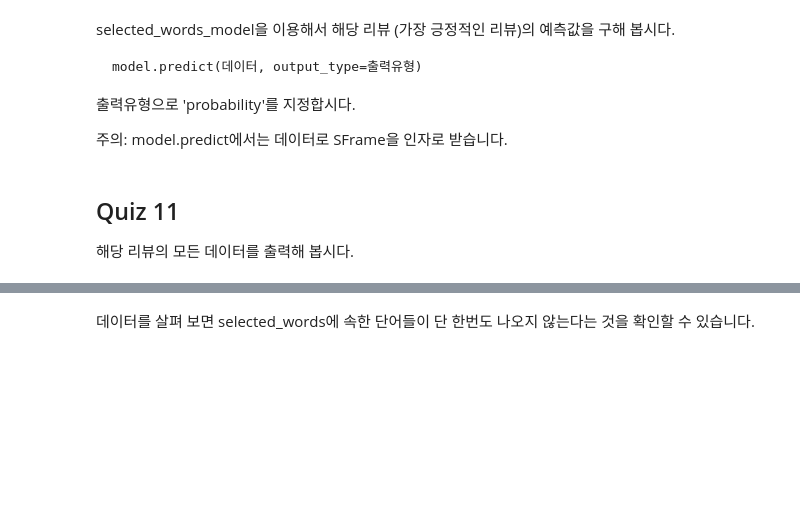
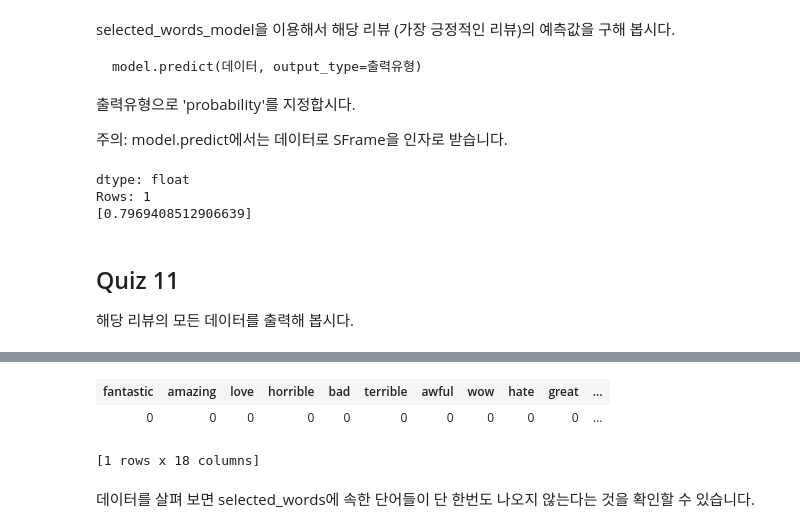
Before and after one commit to jinhee85/jupyter, a Jupyter notebook: w3_-_classification_-_analyzing_product_sentiment_-_trainee.ipynb, the cells around one changed output, grey strips where cells are left out. Cells and saved outputs as stored; diff of their text form; code cells hidden in the pictures; blank space fills up the shorter version.

```diff
--- a/w3_-_classification_-_analyzing_product_sentiment_-_trainee.ipynb
+++ b/w3_-_classification_-_analyzing_product_sentiment_-_trainee.ipynb
@@ -656,2 +957,5 @@ diaper_champ_reviews를 출력해서 잘 저장되었는지 확인해 봅시다.
 # %% [markdown]
 이제 predicted_sentiment를 기준으로 내림차순 소팅을 해서 가장 높은 predicted_sentiment값을 가진 리뷰를 찾아 봅시다.
+# %%
+diaper_champ_reviews_sort = diaper_champ_reviews.sort('predicted_sentiment', ascending =  False)
+print diaper_champ_reviews_sort
@@ -659,6 +981,8 @@ diaper_champ_reviews를 출력해서 잘 저장되었는지 확인해 봅시다.
 아래에서 계속 사용하기 위해 이렇게 소팅한 대로 다시 diaper_champ_reviews에 저장합시다.
 
 참고: 쉽게 순서를 변경할 수 있는 소팅의 경우 변수를 재활용하기도 합니다.
+# %%
+diaper_champ_reviews_sort = diaper_champ_reviews.sort('predicted_sentiment', ascending =  False)
 # %% [markdown]
 ### slice notation을 이용해서 SFrame의 특정 데이터를 선택하기
 
@@ -693,7 +1047,16 @@ selected_words_model을 이용해서 해당 리뷰 (가장 긍정적인 리뷰)
 출력유형으로 'probability'를 지정합시다.
 
 주의: model.predict에서는 데이터로 SFrame을 인자로 받습니다.
+# %%
+selected_words_model.predict(diaper_champ_reviews[0:1], output_type='probability')
+# %% [output]
+dtype: float
+Rows: 1
+[0.7969408512906639]
 # %% [markdown]
 ## Quiz 11
 
 해당 리뷰의 모든 데이터를 출력해 봅시다.
+# %%
+diaper_champ_reviews[0:1]
+# %% [output]
@@ -700,2 +1065,5 @@ selected_words_model을 이용해서 해당 리뷰 (가장 긍정적인 리뷰)
+| fantastic | amazing | love | horrible | bad | terrible | awful | wow | hate | great | ... |
+| 0 | 0 | 0 | 0 | 0 | 0 | 0 | 0 | 0 | 0 | ... |
+[1 rows x 18 columns]
 # %% [markdown]
 데이터를 살펴 보면 selected_words에 속한 단어들이 단 한번도 나오지 않는다는 것을 확인할 수 있습니다.
```
Also changed, not shown: parts of 32 cells of this notebook.
